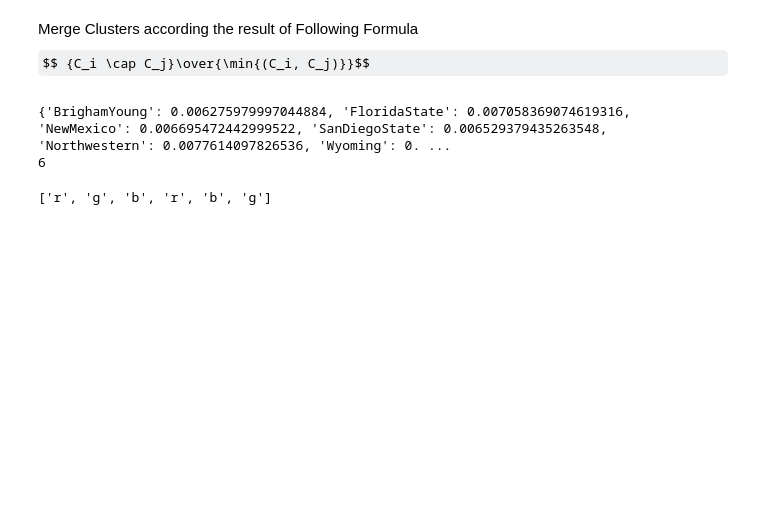
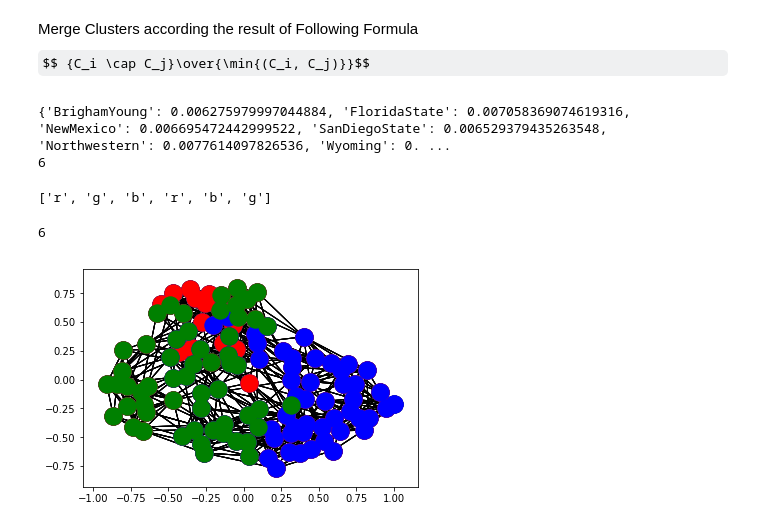
Before and after one commit to theyusko/local-graph-clustering-with-PPR, a Jupyter notebook: Code/main_notebook.ipynb, the cells around one changed output. Cells and saved outputs as stored; diff of their text form; code cells hidden in the pictures; some formulas as TeX source; blank space fills up the shorter version.

```diff
--- a/Code/main_notebook.ipynb
+++ b/Code/main_notebook.ipynb
@@ -171,6 +186,16 @@ colormap = ['r', 'g', 'b', 'r', 'b', 'g']
 print(colormap)
 # %% [output]
 ['r', 'g', 'b', 'r', 'b', 'g']
+# %%
+print(len(prS_modified))
+for i in range(len(prS_modified)):
+    clusteri = nx.Graph(G2.subgraph(prS_modified[i]))
+    nx.draw_networkx_nodes(clusteri, pos=pos,
+                           node_color=colormap[i])
+    nx.draw_networkx_edges(clusteri, pos=pos)
+# %% [output]
+6
+[figure, added]
 # %%
 print(len(prS))
 for i in range(len(prS)):
```
Also changed, not shown: parts of 6 cells of this notebook, 1 other file.
